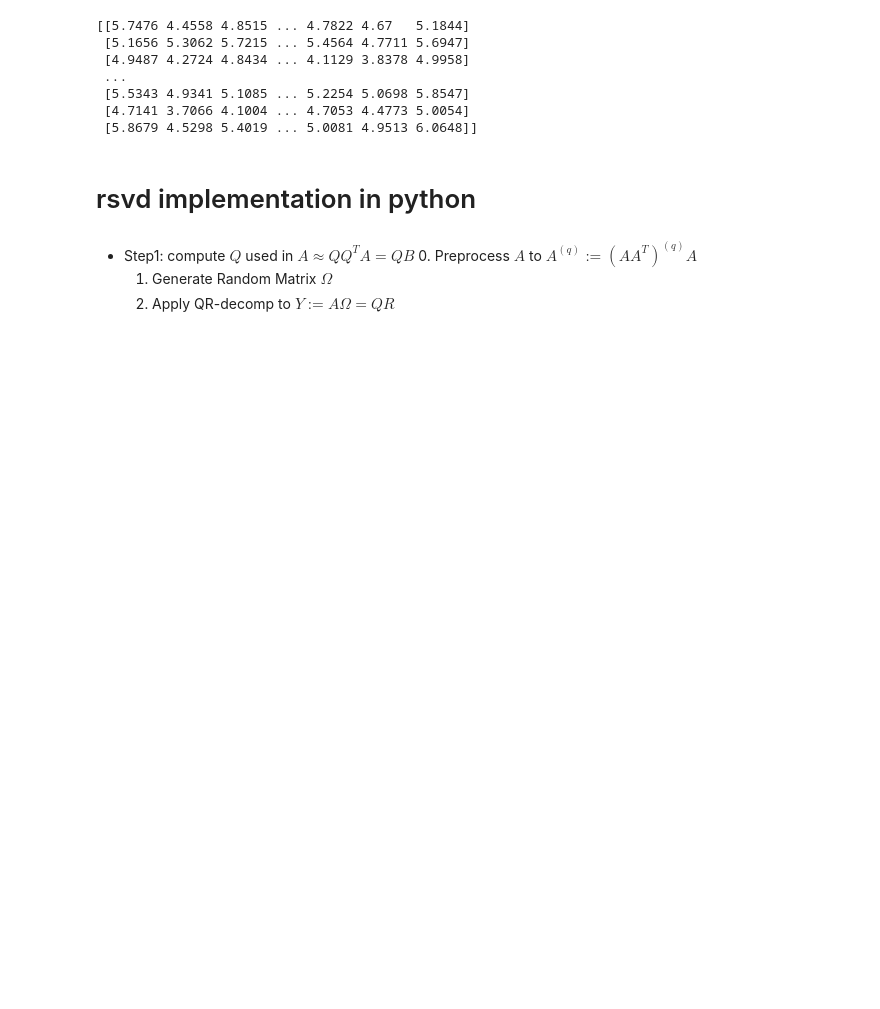
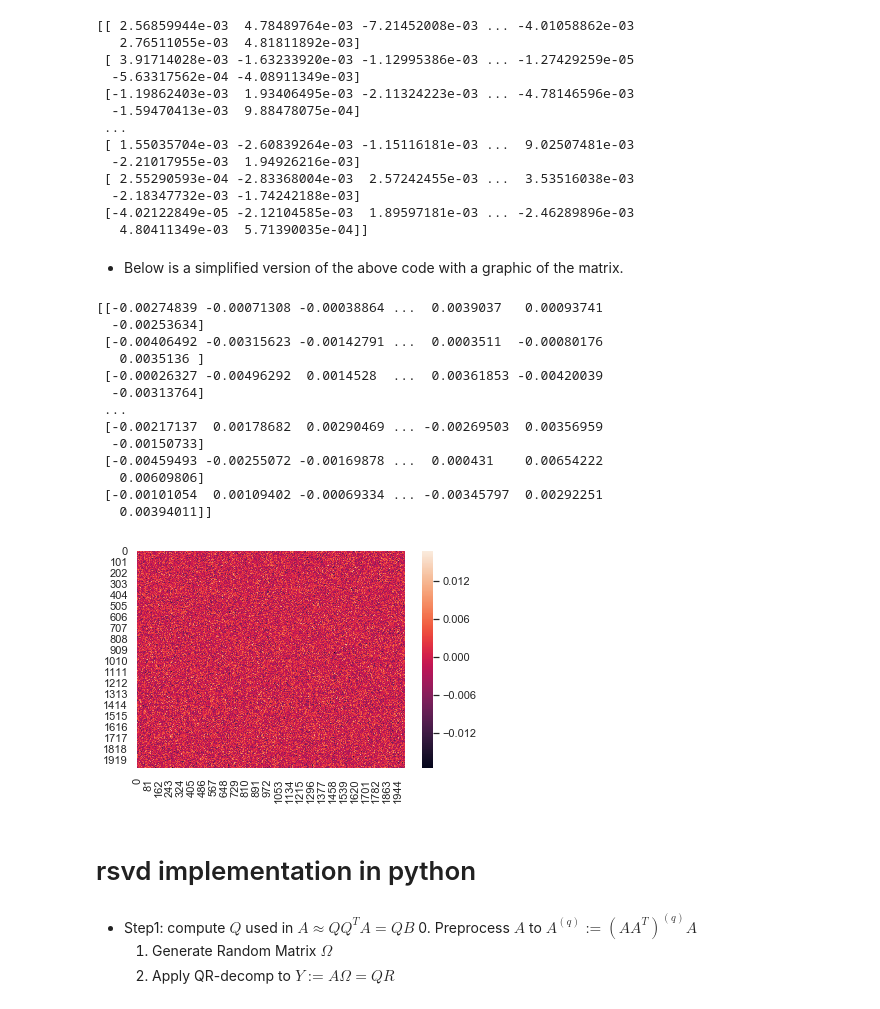
Before and after one commit to seho0808/randomizedSVD, a Jupyter notebook: rsvd in python.ipynb, the cells around one changed output. Saved outputs shown, nothing was run; the diff lists cells and outputs as text; code cells hidden in the pictures; blank space fills up the shorter version.

```diff
--- a/rsvd in python.ipynb
+++ b/rsvd in python.ipynb
@@ -10,8 +19,9 @@ import numpy as np
 # %%
 # A is mxn and rank k.
+# Diagonal entries of P is same as the singular values of A.
 m = 2000
 n = 2000
-k = 20
+k = 120
 randomRange = 100
 randU = np.zeros((m,m))
 for i in list(range(0,m)):
@@ -19,20 +29,67 @@ for i in list(range(0,m)):
 randV = np.zeros((n,n))
 for i in list(range(0,n)):
     randV[i] = np.random.choice(randomRange,n)/100 #n*n by random range 1~100
-P = np.diag([1]*k + [0]*(m-k))
 
-#matmul is quite slow...
+sig = np.random.choice(randomRange, k)/100
+sig = np.asarray(sig.tolist() + (np.zeros(m-k)).tolist())
+P = np.diag(sig)
+
+# If you don't use QR and then multiply, there will be one large singular value.
+# Using QR gives us same singular value for A as P
+randU, r = np.linalg.qr(randU)
+randV, r = np.linalg.qr(randV)
+
+# matmul is quite slow...
 A = np.matmul(randU,P) #You can't just use *!!! You have to use matmul function.
 A = np.matmul(A,randV)
 print(A)
 # %% [output]
-[[5.7476 4.4558 4.8515 ... 4.7822 4.67   5.1844]
- [5.1656 5.3062 5.7215 ... 5.4564 4.7711 5.6947]
- [4.9487 4.2724 4.8434 ... 4.1129 3.8378 4.9958]
+[[ 2.56859944e-03  4.78489764e-03 -7.21452008e-03 ... -4.01058862e-03
+   2.76511055e-03  4.81811892e-03]
+ [ 3.91714028e-03 -1.63233920e-03 -1.12995386e-03 ... -1.27429259e-05
+  -5.63317562e-04 -4.08911349e-03]
+ [-1.19862403e-03  1.93406495e-03 -2.11324223e-03 ... -4.78146596e-03
+  -1.59470413e-03  9.88478075e-04]
  ...
- [5.5343 4.9341 5.1085 ... 5.2254 5.0698 5.8547]
- [4.7141 3.7066 4.1004 ... 4.7053 4.4773 5.0054]
- [5.8679 4.5298 5.4019 ... 5.0081 4.9513 6.0648]]
+ [ 1.55035704e-03 -2.60839264e-03 -1.15116181e-03 ...  9.02507481e-03
+  -2.21017955e-03  1.94926216e-03]
+ [ 2.55290593e-04 -2.83368004e-03  2.57242455e-03 ...  3.53516038e-03
+  -2.18347732e-03 -1.74242188e-03]
+ [-4.02122849e-05 -2.12104585e-03  1.89597181e-03 ... -2.46289896e-03
+   4.80411349e-03  5.71390035e-04]]
+# %% [markdown]
+* Below is a simplified version of the above code with a graphic of the matrix.
+# %%
+# random A with np lib function
+m,n,k = 2000,2000,120
+randU = np.random.rand(m,m)
+randV = np.random.rand(n,n)
+randU, r = np.linalg.qr(randU)
+randV, r = np.linalg.qr(randV)
+sig = np.random.choice(100, k)/100
+sig = np.asarray(sig.tolist() + (np.zeros(m-k)).tolist())
+P = np.diag(sig)
+A = np.matmul(randU,P)
+A = np.matmul(A,randV)
+print(A)
+
+import seaborn as sns; sns.set()
+ax = sns.heatmap(A)
+# %% [output]
+[[-0.00274839 -0.00071308 -0.00038864 ...  0.0039037   0.00093741
+  -0.00253634]
+ [-0.00406492 -0.00315623 -0.00142791 ...  0.0003511  -0.00080176
+   0.0035136 ]
+ [-0.00026327 -0.00496292  0.0014528  ...  0.00361853 -0.00420039
+  -0.00313764]
+ ...
+ [-0.00217137  0.00178682  0.00290469 ... -0.00269503  0.00356959
+  -0.00150733]
+ [-0.00459493 -0.00255072 -0.00169878 ...  0.000431    0.00654222
+   0.00609806]
+ [-0.00101054  0.00109402 -0.00069334 ... -0.00345797  0.00292251
+   0.00394011]]
+[figure, added]
 # %% [markdown]
 # rsvd implementation in python
 # %% [markdown]
```
Also changed, not shown: parts of 28 cells of this notebook.
